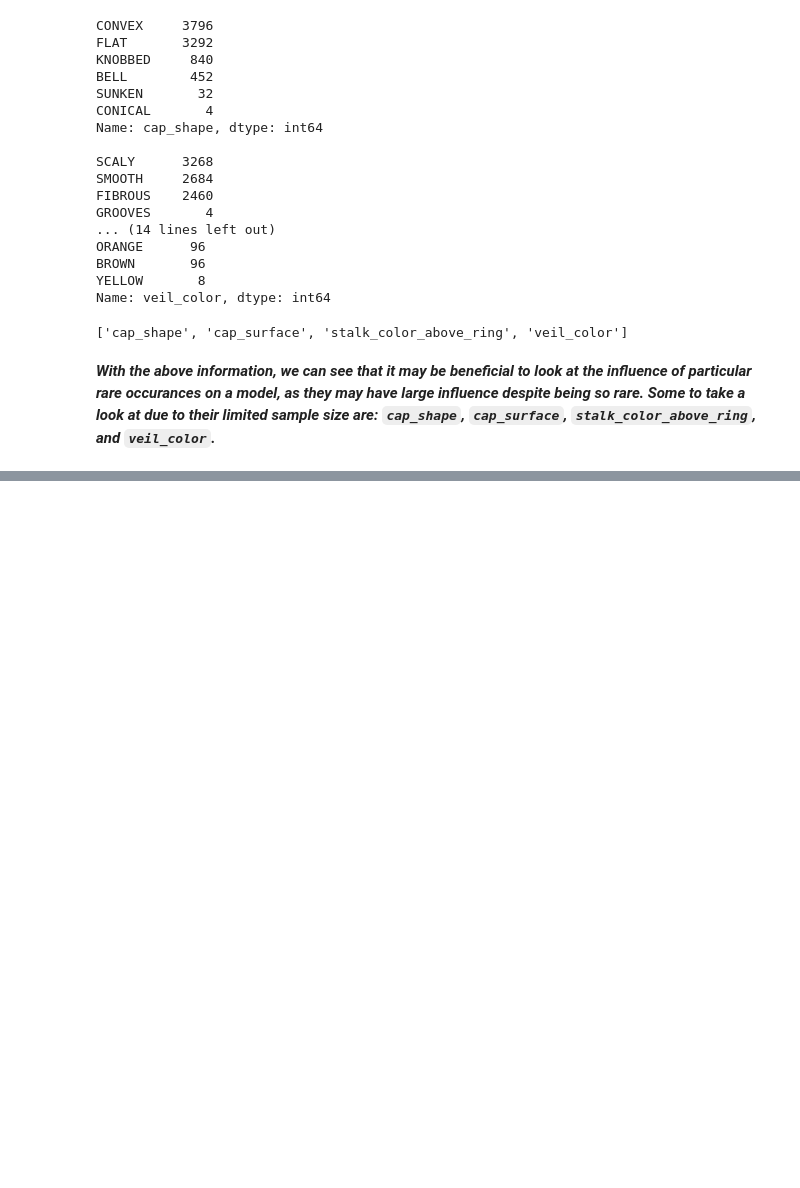
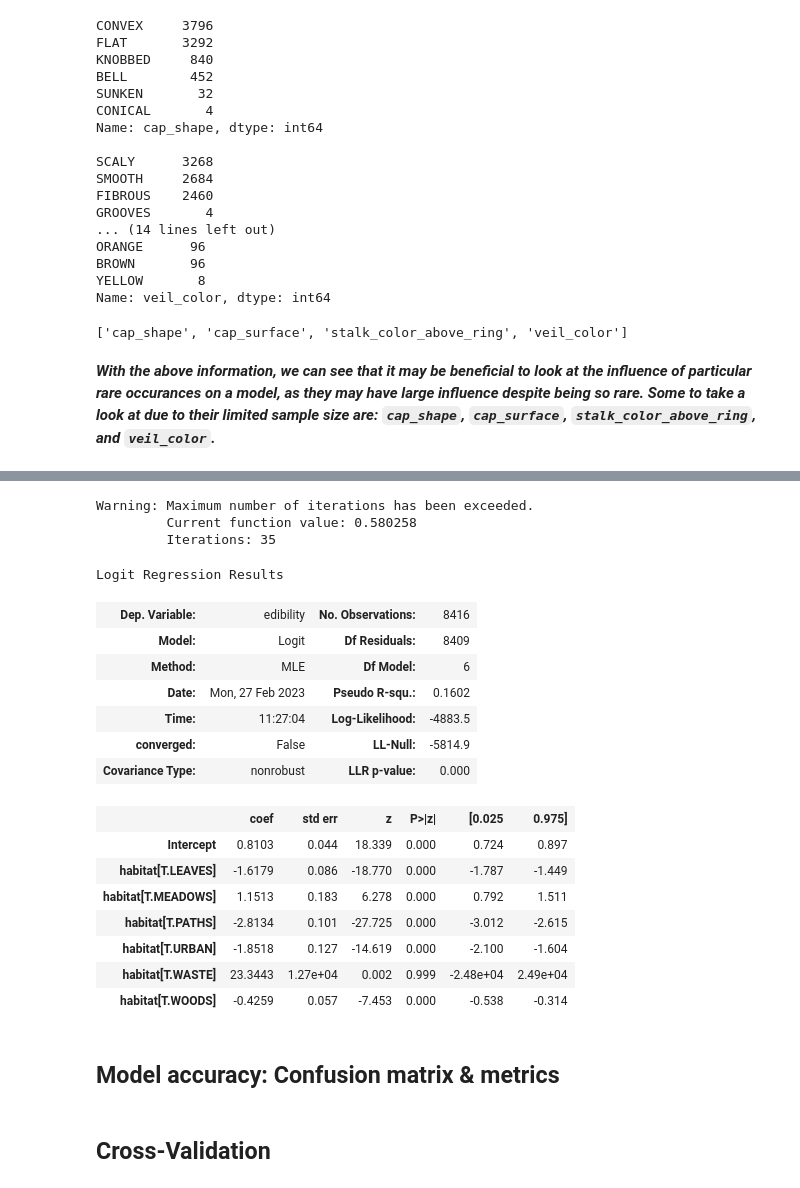
Before and after one commit to jprette/STAT303-2-Final_Project, a Jupyter notebook: Project Code/Project_Main_Notebook.ipynb, the cells around one changed output, grey strips where cells are left out. Saved outputs shown, nothing was run; the diff lists cells and outputs as text; code cells hidden in the pictures; blank space fills up the shorter version.

```diff
--- a/Project Code/Project_Main_Notebook.ipynb
+++ b/Project Code/Project_Main_Notebook.ipynb
@@ -174,0 +210,27 @@ col_with_rare
+# %%
+model = sm.logit(formula = 'edibility~habitat', data = train).fit()
+model.summary()
+# %% [output]
+Warning: Maximum number of iterations has been exceeded.
+         Current function value: 0.580258
+         Iterations: 35
+Logit Regression Results
+| Dep. Variable: | edibility | No. Observations: | 8416 |
+| Model: | Logit | Df Residuals: | 8409 |
+| Method: | MLE | Df Model: | 6 |
+| Date: | Mon, 27 Feb 2023 | Pseudo R-squ.: | 0.1602 |
+| Time: | 11:27:04 | Log-Likelihood: | -4883.5 |
+| converged: | False | LL-Null: | -5814.9 |
+| Covariance Type: | nonrobust | LLR p-value: | 0.000 |
+|  | coef | std err | z | P>|z| | [0.025 | 0.975] |
+| Intercept | 0.8103 | 0.044 | 18.339 | 0.000 | 0.724 | 0.897 |
+| habitat[T.LEAVES] | -1.6179 | 0.086 | -18.770 | 0.000 | -1.787 | -1.449 |
+| habitat[T.MEADOWS] | 1.1513 | 0.183 | 6.278 | 0.000 | 0.792 | 1.511 |
+| habitat[T.PATHS] | -2.8134 | 0.101 | -27.725 | 0.000 | -3.012 | -2.615 |
+| habitat[T.URBAN] | -1.8518 | 0.127 | -14.619 | 0.000 | -2.100 | -1.604 |
+| habitat[T.WASTE] | 23.3443 | 1.27e+04 | 0.002 | 0.999 | -2.48e+04 | 2.49e+04 |
+| habitat[T.WOODS] | -0.4259 | 0.057 | -7.453 | 0.000 | -0.538 | -0.314 |
+# %% [markdown]
+## Model accuracy: Confusion matrix & metrics
+# %% [markdown]
+## Cross-Validation
```
Also changed, not shown: parts of 10 cells of this notebook.
